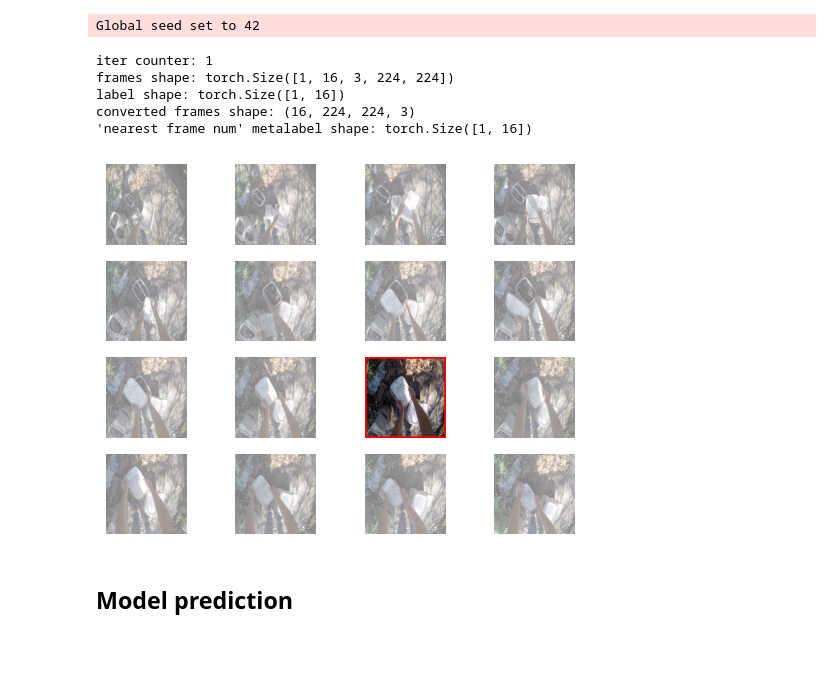
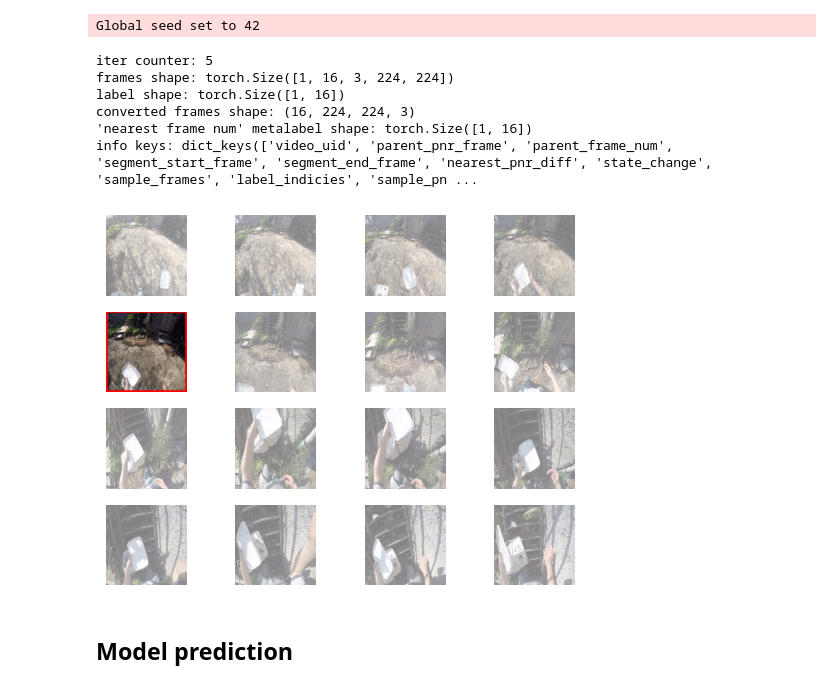
Before and after one commit to pasca-l/hands-and-objects, a Jupyter notebook: keypoint_estimation/models/analysis.ipynb, the cells around one changed output. Cells and saved outputs as stored; diff of their text form; code cells hidden in the pictures; blank space fills up the shorter version.

```diff
--- a/keypoint_estimation/models/analysis.ipynb
+++ b/keypoint_estimation/models/analysis.ipynb
@@ -20,7 +20,7 @@ from datamodule import KeypointEstDataModule
 
 L.seed_everything(42, workers=True)
 
-dataset = KeypointEstDataModule(
+datamodule = KeypointEstDataModule(
     dataset_dir=os.path.join(
         os.path.expanduser("~"), "Documents/datasets"
     ),
@@ -32,14 +32,14 @@ dataset = KeypointEstDataModule(
     neg_ratio=None,
     with_info=True,
 )
-dataset.setup(stage="test")
+datamodule.setup(stage="test")
 
 iter_counter = 0
-dataloader = iter(dataset.test_dataloader())
+dataloader = iter(datamodule.test_dataloader())
 # %% [output]
 Global seed set to 42
 # %%
-frames, labels, info = next(dataloader)
+frames, labels, metalabel, [info] = next(dataloader)
 iter_counter += 1
 
 # convert torch.Size([b, frame_num, ch, w, h])
@@ -52,7 +52,8 @@ print(
     f"frames shape: {frames.shape}",
     f"label shape: {labels.shape}",
     f"converted frames shape: {imgs.shape}",
-    f"'nearest frame num' metalabel shape: {info.shape}",
+    f"'nearest frame num' metalabel shape: {metalabel.shape}",
+    f"info keys: {info.keys()}",
     sep="\n",
 )
 
@@ -63,35 +64,36 @@ for i in range(len(imgs)):
     ax.axis("off")
     # ax.axes.get_xaxis().set_visible(False)
     # ax.axes.get_yaxis().set_visible(False)
     img = imgs[i]
 
     # add transparency
     w, h, _ = img.shape
     alpha = np.full((w,h,1), labels[0][i] * 0.5 + 0.5)
     img = np.dstack([img, alpha])
 
     # add red surrounding box
     # cv2.rectangle does not support image with (w,h,c,a)
     if labels[0][i] == 1:
         thickness = 5
         img[:thickness, :, :] = (1,0,0,1)
         img[-thickness:, :, :] = (1,0,0,1)
         img[:, :thickness, :] = (1,0,0,1)
         img[:, -thickness:, :] = (1,0,0,1)
 
     plt.imshow(img)
 
 plt.show()
 
 plt.clf()
 plt.close()
 # %% [output]
-iter counter: 1
+iter counter: 5
 frames shape: torch.Size([1, 16, 3, 224, 224])
 label shape: torch.Size([1, 16])
 converted frames shape: (16, 224, 224, 3)
 'nearest frame num' metalabel shape: torch.Size([1, 16])
+info keys: dict_keys(['video_uid', 'parent_pnr_frame', 'parent_frame_num', 'segment_start_frame', 'segment_end_frame', 'nearest_pnr_diff', 'state_change', 'sample_frames', 'label_indicies', 'sample_pn ...
-[figure, old version]
+[figure, new version]
 # %% [markdown]
 ## Model prediction
 # %%
```
